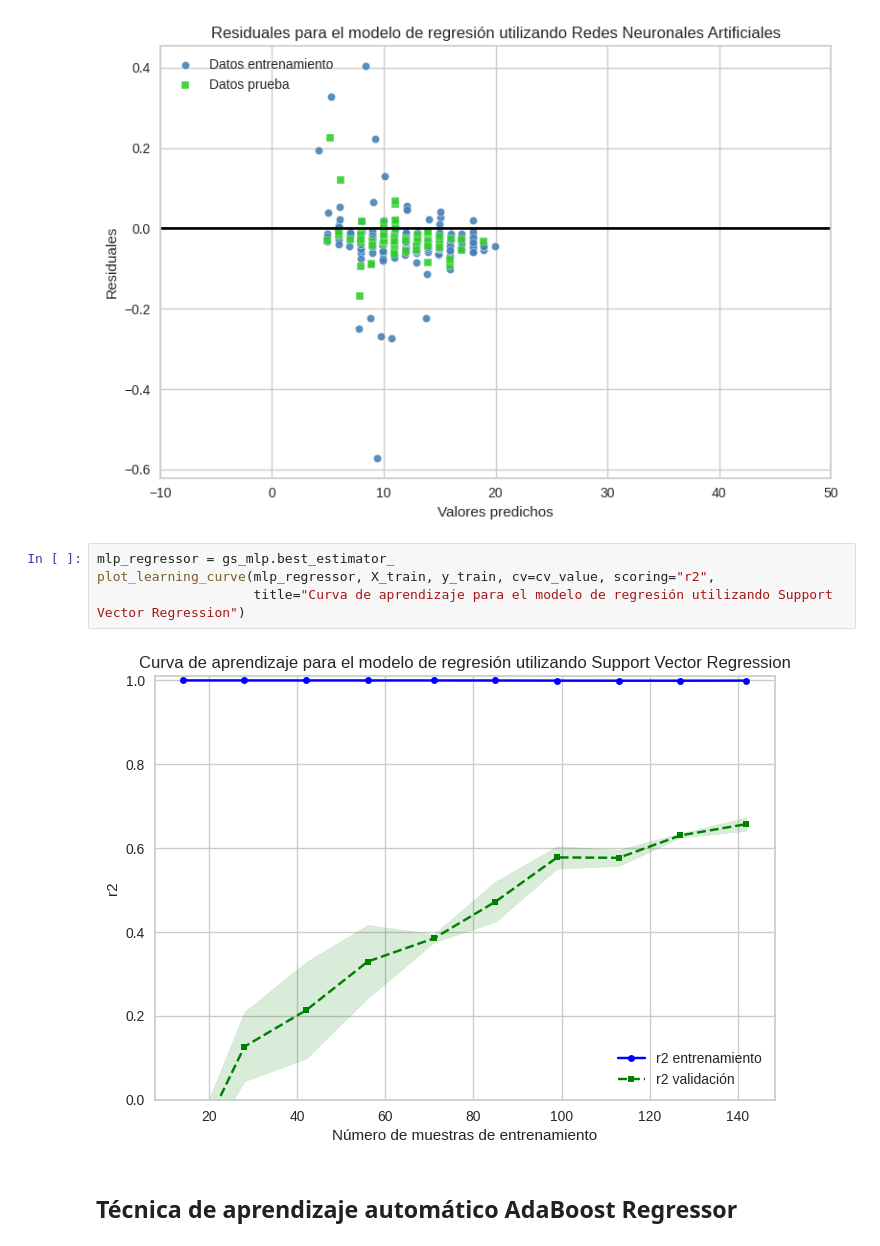
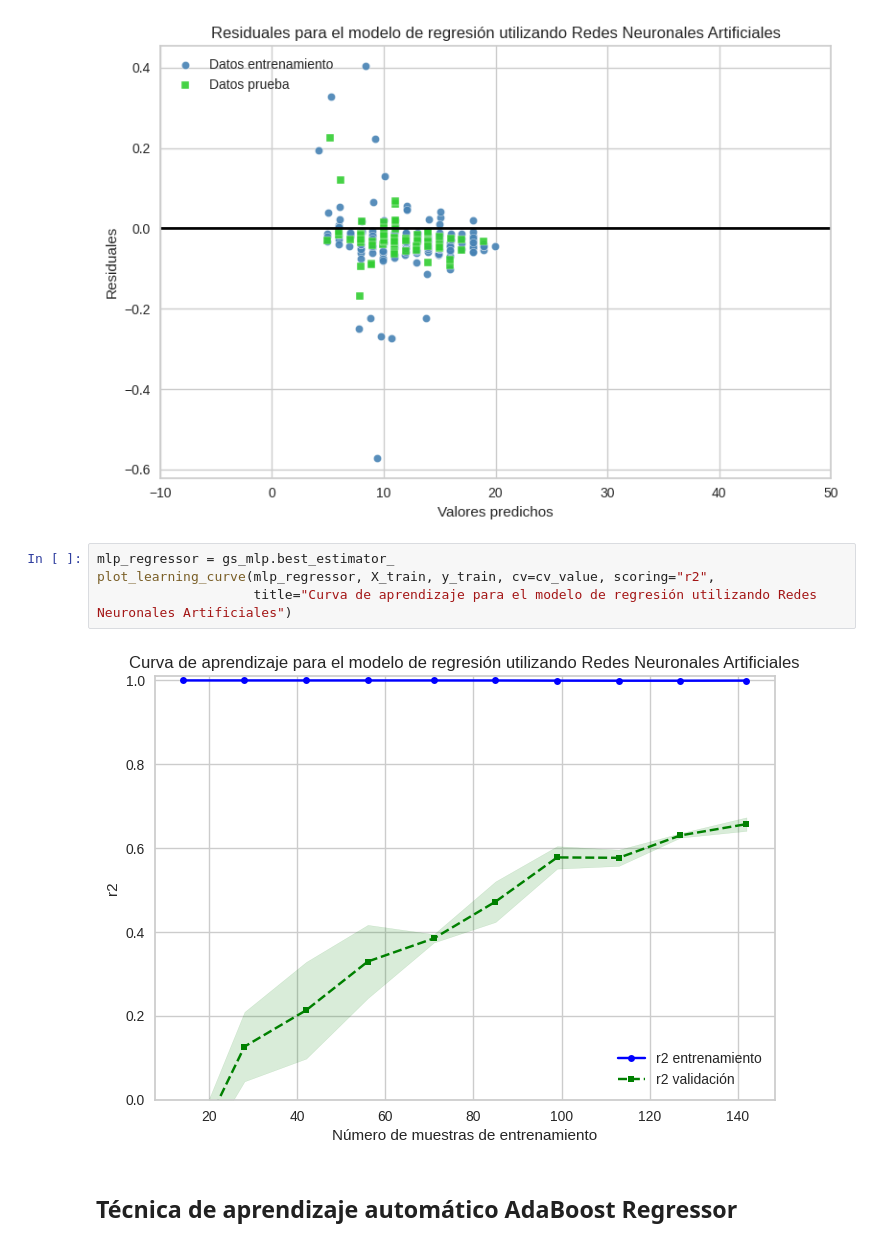
Before and after one commit to DanielaVL/PrediccionRendimientoAcademico, a Jupyter notebook: ModelosML_CursoMatematicas.ipynb, the cells around one changed output. Cells and saved outputs as stored; diff of their text form.

```diff
--- a/ModelosML_CursoMatematicas.ipynb
+++ b/ModelosML_CursoMatematicas.ipynb
@@ -689,9 +693,9 @@ plot_residuals(y_pred_train_mlp, y_train, y_pred_test_mlp, y_test, "Residuales p
 # %%
 mlp_regressor = gs_mlp.best_estimator_
 plot_learning_curve(mlp_regressor, X_train, y_train, cv=cv_value, scoring="r2",
-                    title="Curva de aprendizaje para el modelo de regresión utilizando Support Vector Regression")
+                    title="Curva de aprendizaje para el modelo de regresión utilizando Redes Neuronales Artificiales")
 # %% [output]
-[figure, old version]
+[figure, new version]
 # %% [markdown]
 ## Técnica de aprendizaje automático AdaBoost Regressor
 # %%
```
Also changed, not shown: parts of 1 cell of this notebook.
